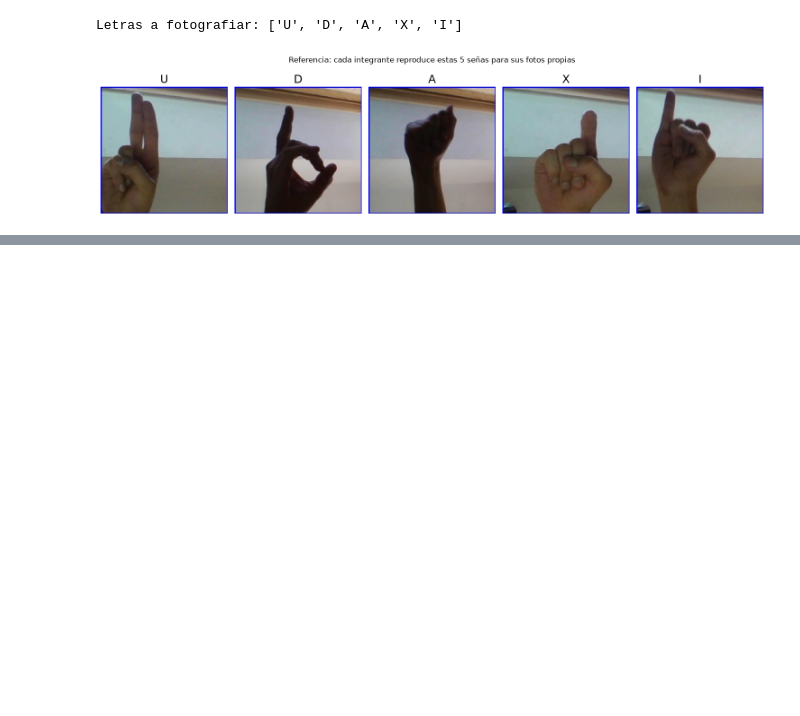
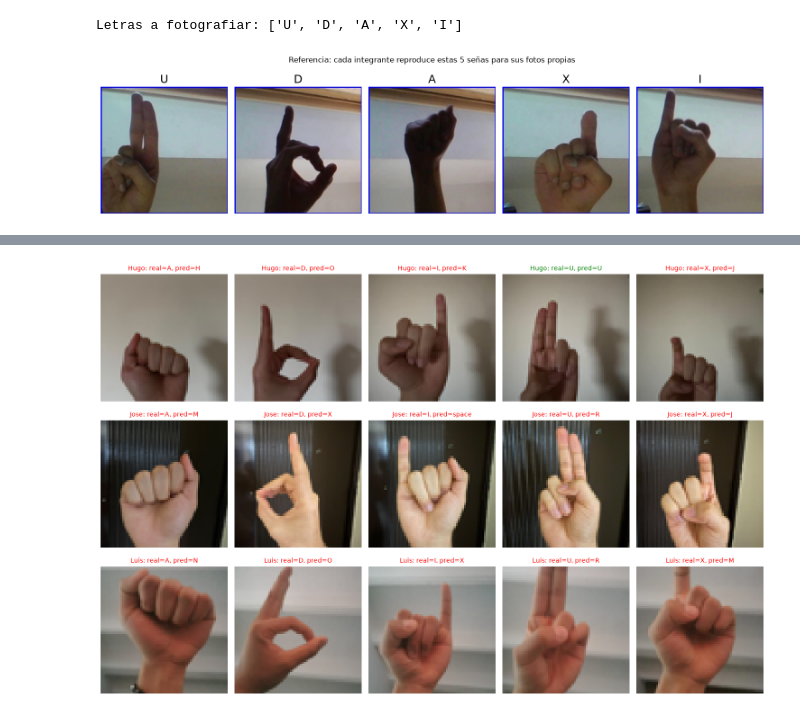
Before and after one commit to Hugo2049/Laboratorio-3-data-science, a Jupyter notebook: Laboratorio3_ASL.ipynb, the cells around one changed output, grey strips where cells are left out. Saved outputs shown, nothing was run; the diff lists cells and outputs as text; code cells hidden in the pictures; blank space fills up the shorter version.

Commit message:
feat: prueba modelo con nuestras fotos

```diff
--- a/Laboratorio3_ASL.ipynb
+++ b/Laboratorio3_ASL.ipynb
@@ -722,3 +722,24 @@ plt.show()
 # %% [output]
 Letras a fotografiar: ['U', 'D', 'A', 'X', 'I']
 [figure]
+# %%
+carpeta_fotos = "Fotos_propias/"
+
+def cargar_y_centrar(ruta):
+    # recorta al centro (cuadrado) antes de redimensionar, para no estirar/distorsionar
+    # la mano al forzar una foto vertical dentro de un cuadro cuadrado
+    imagen = Image.open(ruta).convert("RGB")
+    ancho, alto = imagen.size
+    lado = min(ancho, alto)
+    izq, arriba = (ancho - lado) // 2, (alto - lado) // 2
+    imagen = imagen.crop((izq, arriba, izq + lado, arriba + lado)).resize((tamano_imagen, tamano_imagen))
+    return img_to_array(imagen) / 255.0
+
+registros = []
+for archivo in sorted(os.listdir(carpeta_fotos)):
+    nombre, letra = archivo.rsplit("_", 1)
+    letra_real = letra.split(".")[0].upper()
+    registros.append({"archivo": archivo, "integrante": nombre, "letra_real": letra_real, "imagen": cargar_y_centrar(carpeta_fotos + archivo)})
+
+X_propias = np.array([r["imagen"] for r in registros])
+print("Fotos cargadas:", X_propias.shape)
@@ -724,0 +748,12 @@ Letras a fotografiar: ['U', 'D', 'A', 'X', 'I']
+# %%
+predicciones = mejor_cnn.predict(X_propias, verbose=0)
+indices_predichos = np.argmax(predicciones, axis=1)
+
+resultados = pd.DataFrame({
+    "integrante": [r["integrante"] for r in registros],
+    "letra_real": [r["letra_real"] for r in registros],
+    "letra_predicha": [clases[i] for i in indices_predichos],
+    "confianza": predicciones.max(axis=1),
+})
+resultados["correcto"] = resultados["letra_real"] == resultados["letra_predicha"]
+resultados
@@ -724,0 +789,12 @@ Letras a fotografiar: ['U', 'D', 'A', 'X', 'I']
+# %%
+fig, axes = plt.subplots(3, 5, figsize=(15, 10))
+for ax, registro, pred, ok in zip(axes.flat, registros, resultados["letra_predicha"], resultados["correcto"]):
+    ax.imshow(registro["imagen"])
+    color = "green" if ok else "red"
+    titulo = registro["integrante"] + ": real=" + registro["letra_real"] + ", pred=" + pred
+    ax.set_title(titulo, color=color, fontsize=10)
+    ax.axis("off")
+plt.tight_layout()
+plt.show()
+# %% [output]
+[figure, added]
```
Also changed, not shown: parts of 13 cells of this notebook, 2 other files.
